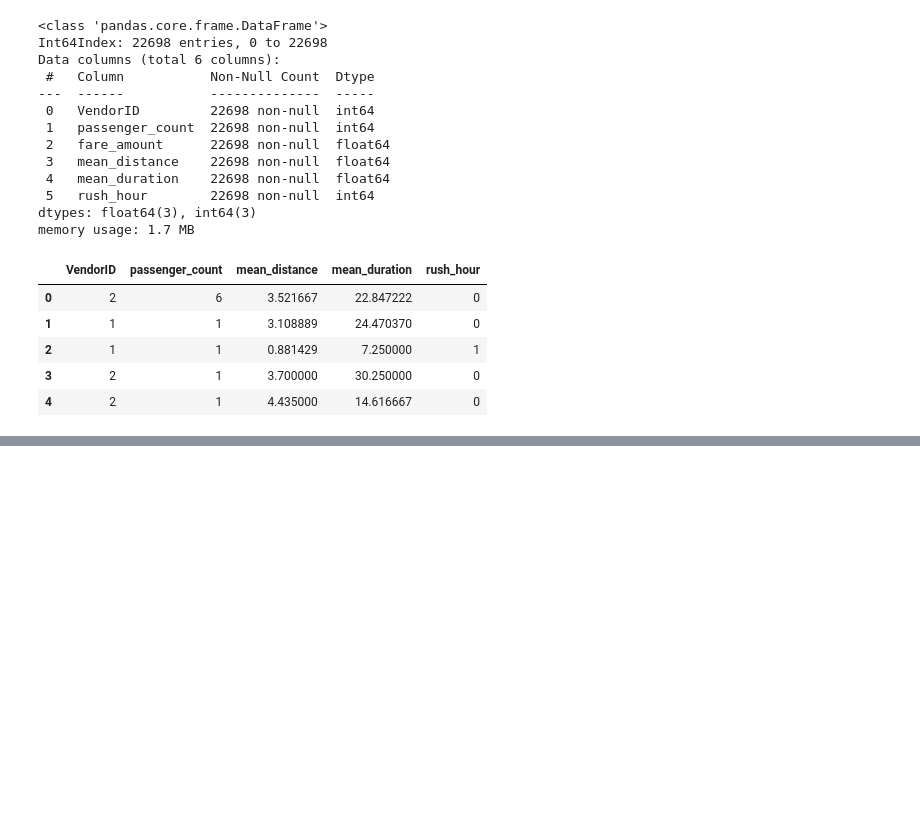
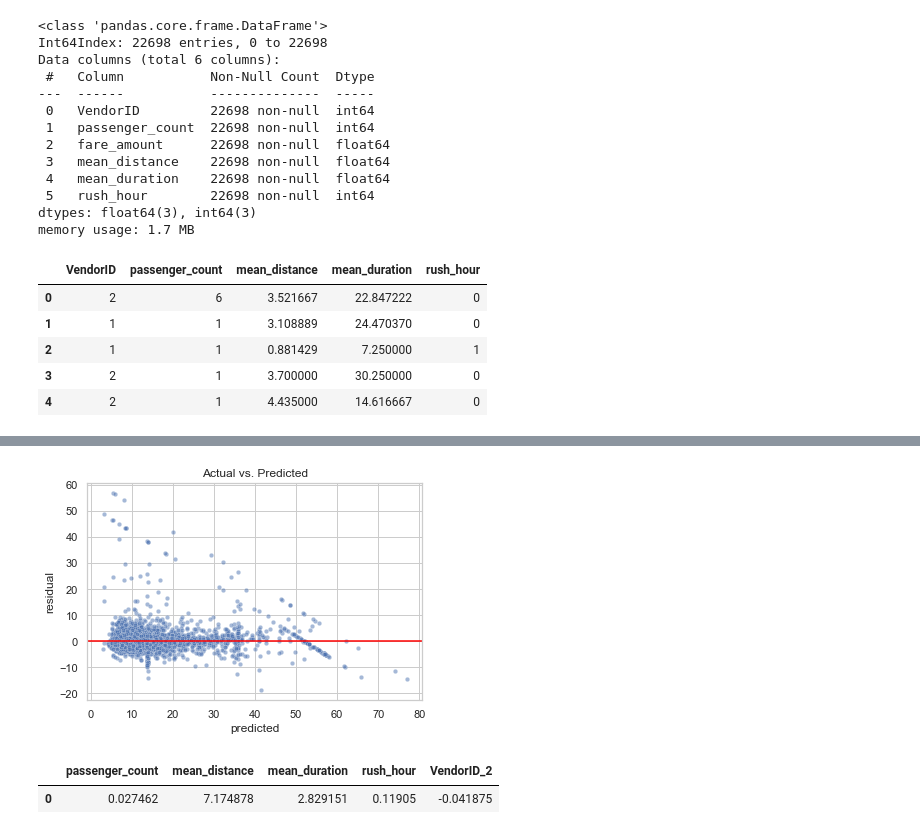
Before and after one commit to PedroHurtgm/Automatidata-Capstone, a Jupyter notebook: Automatidata Project.ipynb, the cells around one changed output, grey strips where cells are left out. Saved outputs shown, nothing was run; the diff lists cells and outputs as text; code cells hidden in the pictures; blank space fills up the shorter version.

```diff
--- a/Automatidata Project.ipynb
+++ b/Automatidata Project.ipynb
@@ -801,0 +917,18 @@ X.head()
+# %%
+#Create a scatterplot of residuals over predicted
+sns.set(style = 'whitegrid')
+sns.scatterplot(x = 'predicted',
+                y = 'residual',
+                data = results,
+                s = 20,
+                alpha = 0.5)
+plt.axhline(0, c = 'red')
+plt.title('Actual vs. Predicted');
+# %% [output]
+[figure, added]
+# %%
+coefficients = pd.DataFrame(lr.coef_, columns=X.columns)
+coefficients
+# %% [output]
+|  | passenger_count | mean_distance | mean_duration | rush_hour | VendorID_2 |
+| 0 | 0.027462 | 7.174878 | 2.829151 | 0.11905 | -0.041875 |
```
Also changed, not shown: parts of 15 cells of this notebook.
